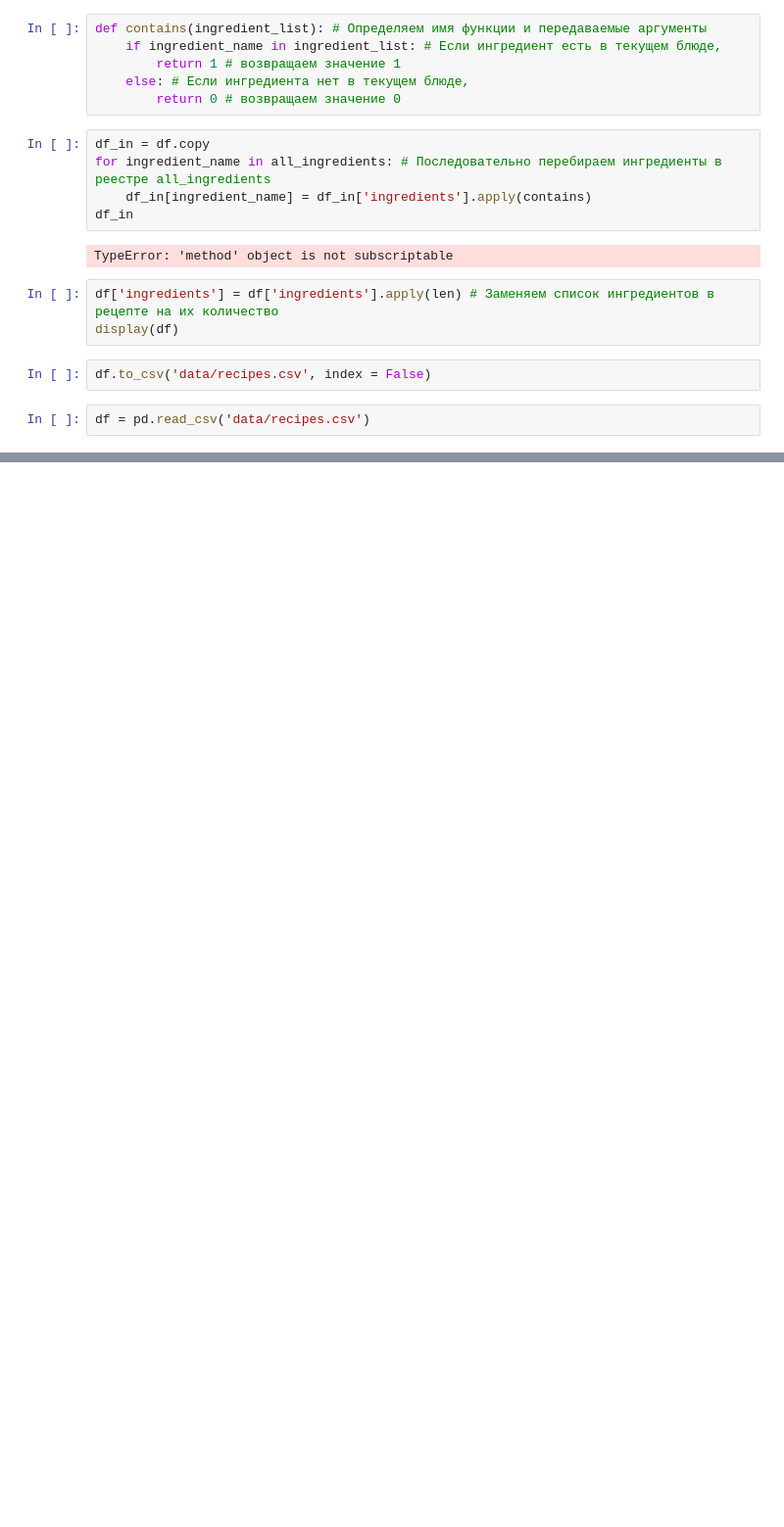
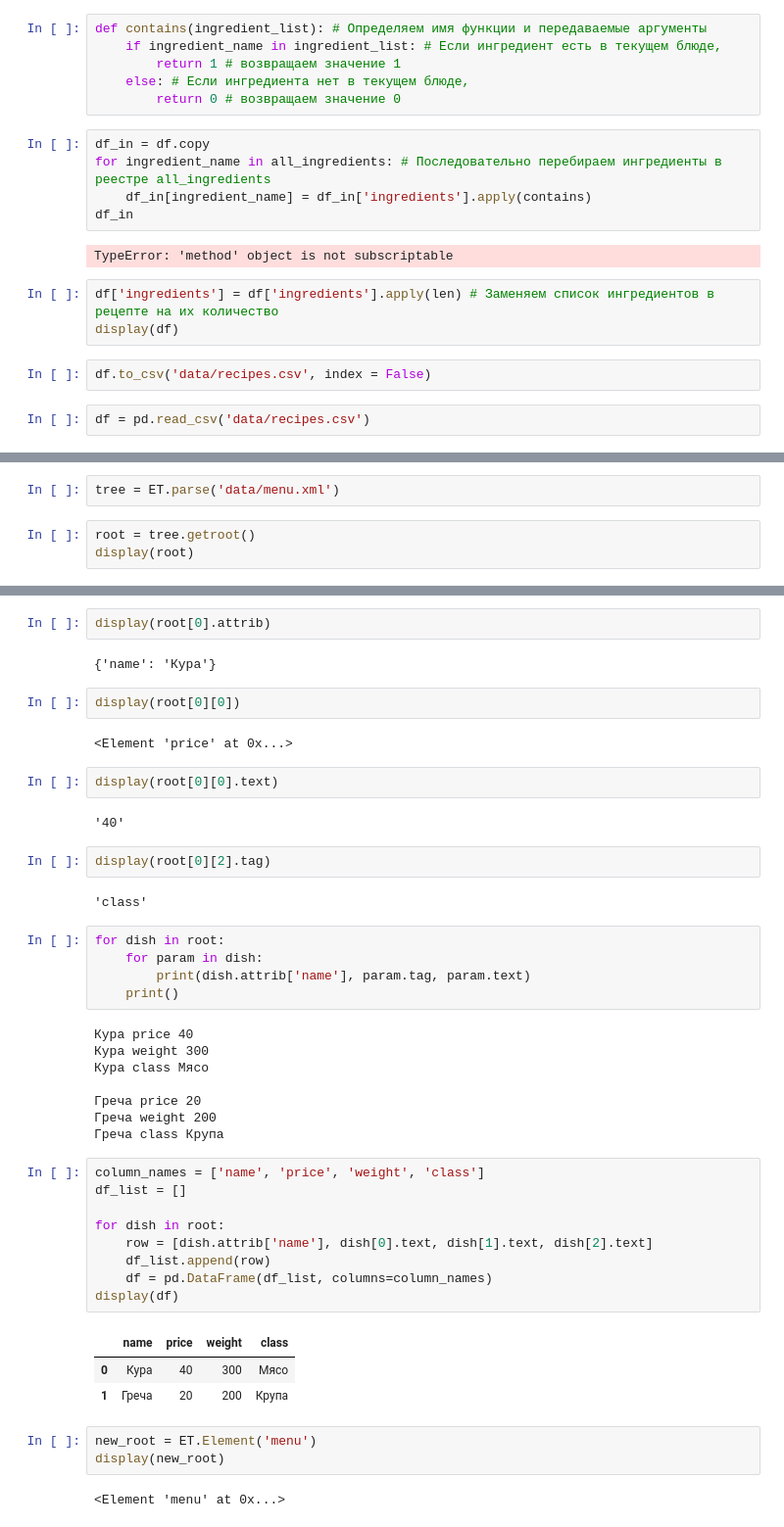
Before and after one commit to ElenaBask/SF_DS_learn, a Jupyter notebook: Файлы разных форматов PY-16.ipynb, the cells around one changed output, grey strips where cells are left out. Shown: that part at 98% size. Drawn from its saved outputs; the diff is of its cells as text; blank space fills up the shorter version.

```diff
--- a/Файлы разных форматов PY-16.ipynb
+++ b/Файлы разных форматов PY-16.ipynb
@@ -315,0 +336,5 @@ df = pd.read_csv('data/recipes.csv')
+# %%
+tree = ET.parse('data/menu.xml')
+# %%
+root = tree.getroot()
+display(root)
@@ -315,0 +354,47 @@ df = pd.read_csv('data/recipes.csv')
+# %%
+display(root[0].attrib)
+# %% [output]
+{'name': 'Кура'}
+# %%
+display(root[0][0])
+# %% [output]
+<Element 'price' at 0x...>
+# %%
+display(root[0][0].text)
+# %% [output]
+'40'
+# %%
+display(root[0][2].tag)
+# %% [output]
+'class'
+# %%
+for dish in root:
+    for param in dish:
+        print(dish.attrib['name'], param.tag, param.text)
+    print()
+# %% [output]
+Кура price 40
+Кура weight 300
+Кура class Мясо
+
+Греча price 20
+Греча weight 200
+Греча class Крупа
+# %%
+column_names = ['name', 'price', 'weight', 'class']
+df_list = []
+
+for dish in root:
+    row = [dish.attrib['name'], dish[0].text, dish[1].text, dish[2].text]
+    df_list.append(row)
+    df = pd.DataFrame(df_list, columns=column_names)
+display(df)
+# %% [output]
+|  | name | price | weight | class |
+| 0 | Кура | 40 | 300 | Мясо |
+| 1 | Греча | 20 | 200 | Крупа |
+# %%
+new_root = ET.Element('menu')
+display(new_root)
+# %% [output]
+<Element 'menu' at 0x...>
```
Also changed, not shown: parts of 13 cells of this notebook.
